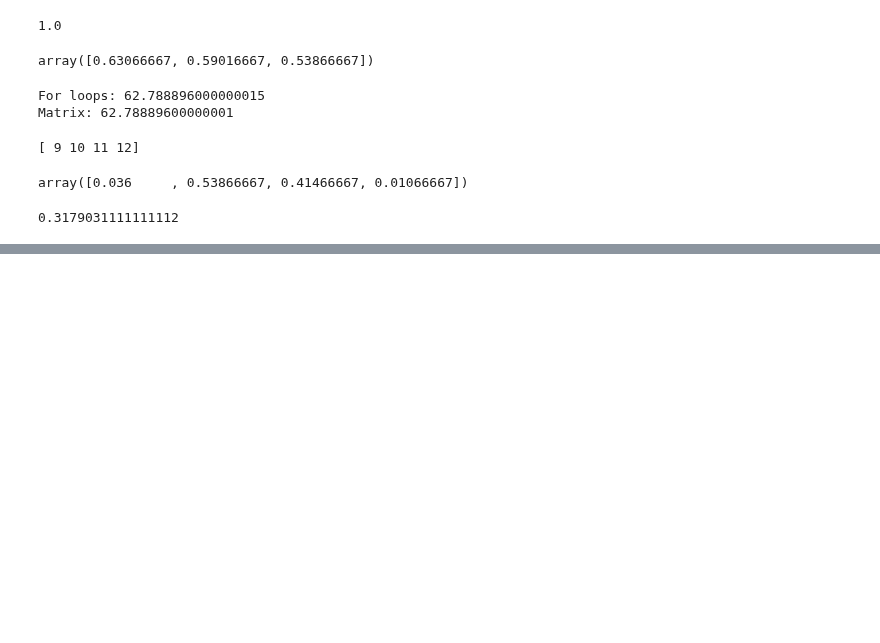
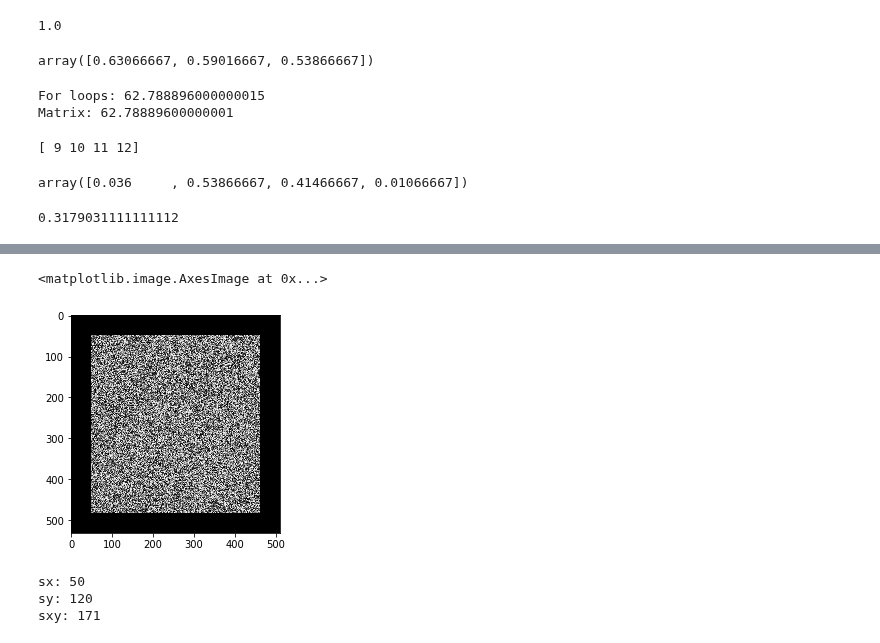
Before and after one commit to mfkiwl/splineDIC, a Jupyter notebook: notebooks/exploratory/stp_explore_image_convolution.ipynb, the cells around one changed output, grey strips where cells are left out. Drawn from its saved outputs; the diff is of its cells as text; code cells hidden in the pictures; blank space fills up the shorter version.

```diff
--- a/notebooks/exploratory/stp_explore_image_convolution.ipynb
+++ b/notebooks/exploratory/stp_explore_image_convolution.ipynb
@@ -159,0 +171,13 @@ sig.bspline(.4, 3) * sig.bspline(.3, 3)
+# %%
+plt.imshow(sxy, cmap='gray')
+# %% [output]
+<matplotlib.image.AxesImage at 0x...>
+[figure, added]
+# %%
+print('sx: {}'.format(sx[100, 100]))
+print('sy: {}'.format(sy[100, 100]))
+print('sxy: {}'.format(sxy[100, 100]))
+# %% [output]
+sx: 50
+sy: 120
+sxy: 171
```
Also changed, not shown: parts of 7 cells of this notebook.
